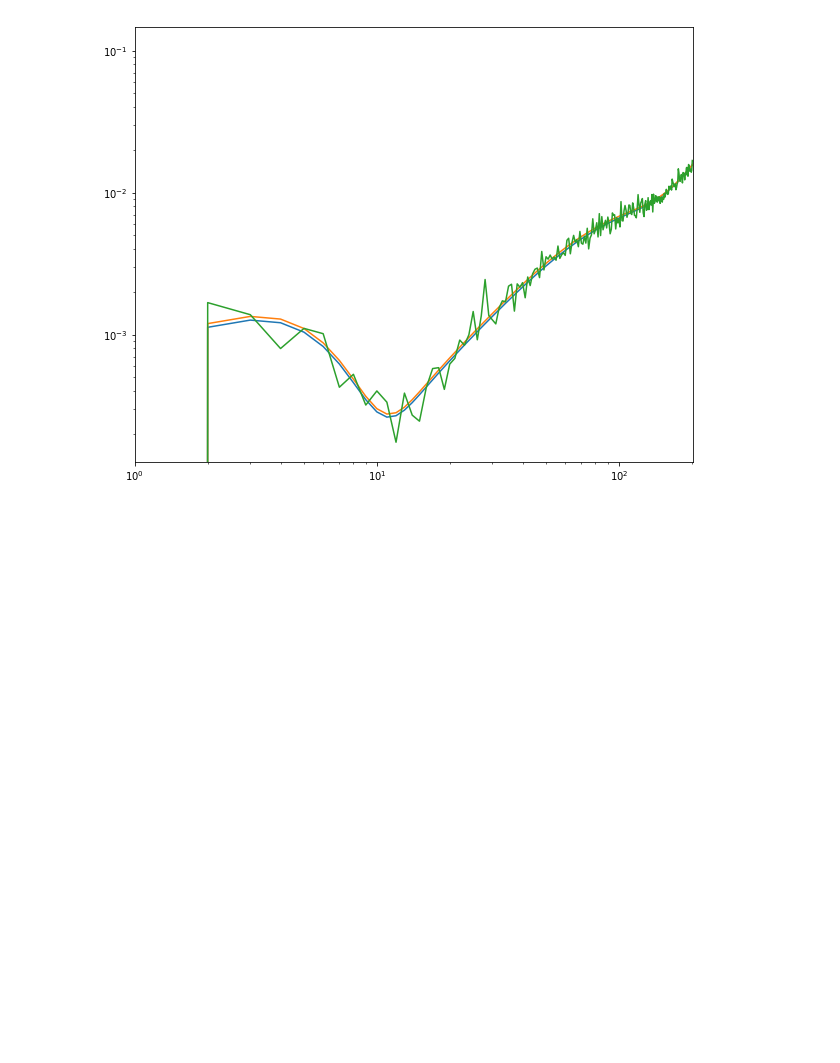
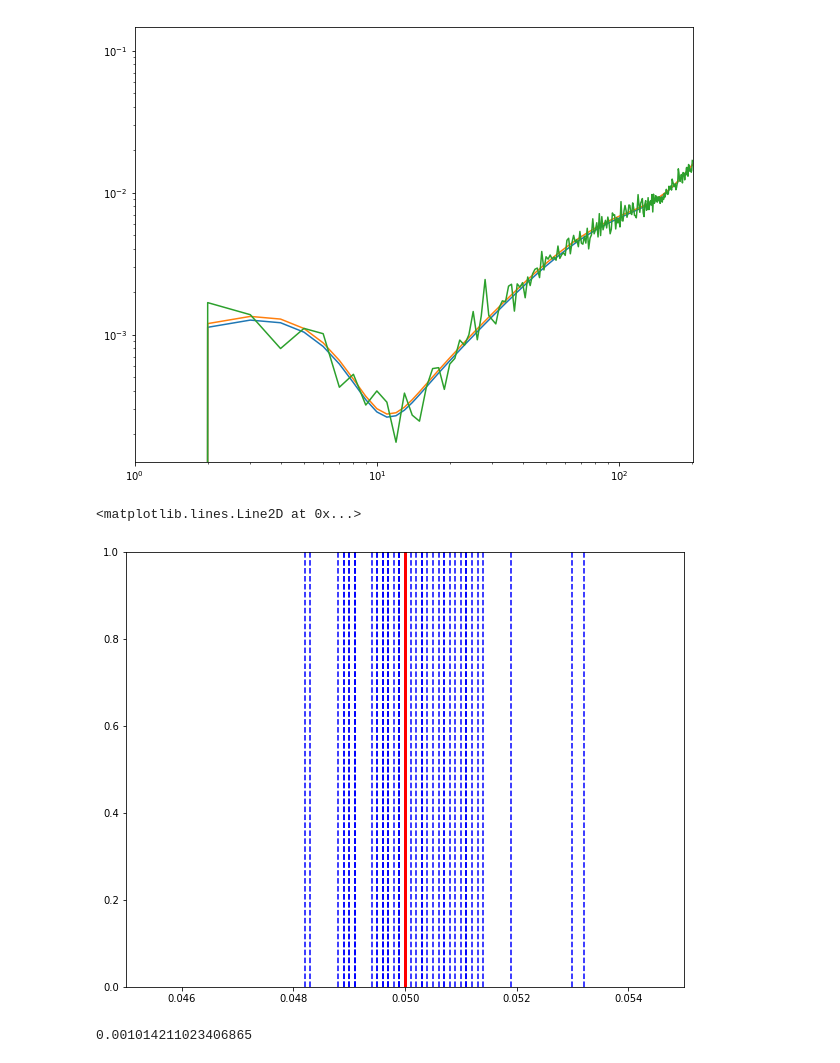
Before and after one commit to YJHelloWorld/Likelihood, a Jupyter notebook: methods.py.ipynb, the cells around one changed output. Saved outputs shown, nothing was run; the diff lists cells and outputs as text; code cells hidden in the pictures; blank space fills up the shorter version.

```diff
--- a/methods.py.ipynb
+++ b/methods.py.ipynb
@@ -421,38 +498,12 @@ def evaluateLikelihood(C_l,C_l_hat,C_fl,M_inv)
 rlist = np.arange(0, 0.1, 0.0001)
 # %%
 bb_05 = GenBB(0.05, raw_cl = True) ##only tensor BB
-# %%
-def r_like(cl_hat_0):
-# Initiating the logarithmic likelihood arrays
-    logLike = np.zeros(len(rlist))
-
-    # loop over r values
-    for i in range(len(rlist)):
-
-        r_i  =  rlist[i]
-        bb_tensor = bb_05[0:nmtlmax+1]*r_i/0.05
-
-        bb_camb = bb_tensor + lensingB[2][0:nmtlmax+1] ## tensor BB + lensing BB
-
-        cl_th_i = b.bin_cell(bb_camb[0:nmtlmax+1])  ## theoretical bandpower
-        cl_th_test = np.ones((lbin, Nf, Nf));  ## BB cross power spectra
-        for ell in range(lbin):
-            cl_th_test[ell] *= cl_th_i[ell]
-
-        # add Noise bias N_l to expectation values.
-        C_l = cl_th_test + nl_mean[2]
-
-        logL = evaluateL(C_l, cl_hat_0[2], cl_f[2], M_inv)
-        logLike[i] = np.real(logL)
-
-    r_max = np.argsort(logLike)[-1]
-    return rlist[r_max]
 # %%
 Nreal = 50
 
 r_rec = np.ones(Nreal)
 for i in range(Nreal):
-    r_rec[i] = r_like(cl_hat_all[i], cl_f, nl_mean, M_inv)
+    r_rec[i] = r_like(cl_hat_all[i], cl_f, nl_mean, M_inv, sbin = 0)
 # %%
 np.std(r_rec)
 # %% [output]
@@ -528,3 +579,23 @@ plt.xlim(1, nmtlmax+1)
 # %% [output]
 (1, 202)
 [figure]
+# %%
+Nreal = 50
+
+r_rec_0bin = np.ones(Nreal)
+for i in range(Nreal):
+    r_rec_0bin[i] = r_like(cl_hat_all[i], cl_f, nl_mean, M_inv, sbin=0)
+# %%
+plt.figure(figsize = (10, 8))
+for i in range(Nreal):
+    plt.axvline(r_rec_0bin[i],c='b', ls='--')
+plt.xlim(0.045, 0.055)
+
+plt.axvline(0.05, c='r', lw = 3,ls='-')
+# %% [output]
+<matplotlib.lines.Line2D at 0x...>
+[figure, added]
+# %%
+np.std(r_rec_0bin)
+# %% [output]
+0.001014211023406865
```
Also changed, not shown: parts of 16 cells of this notebook.
